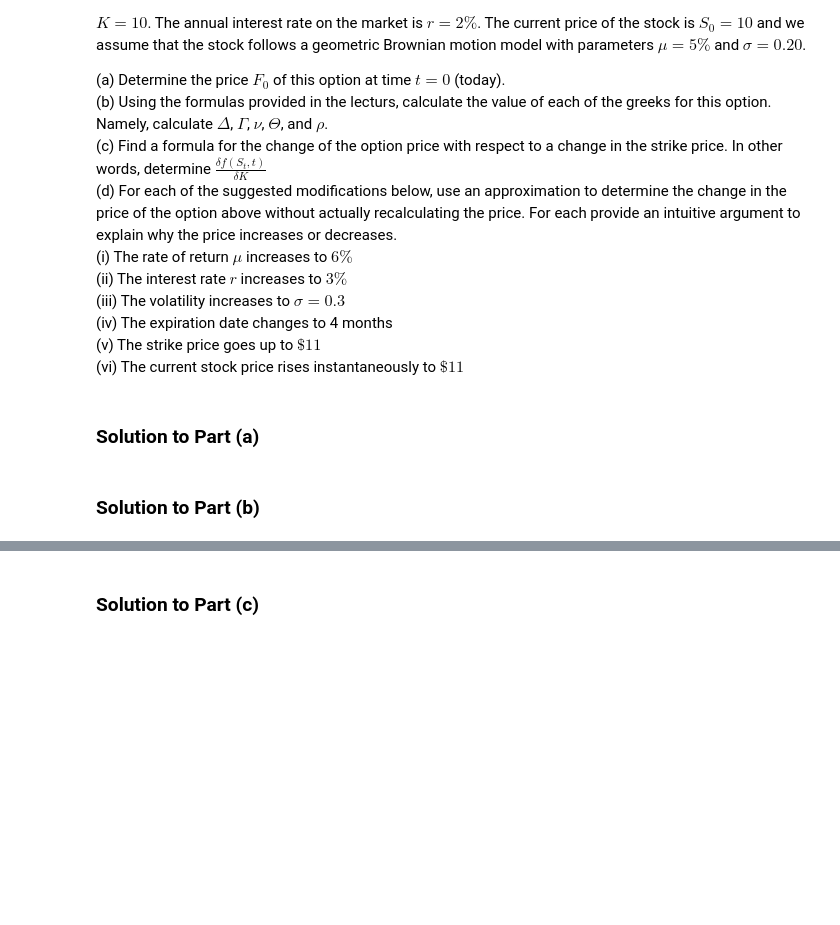
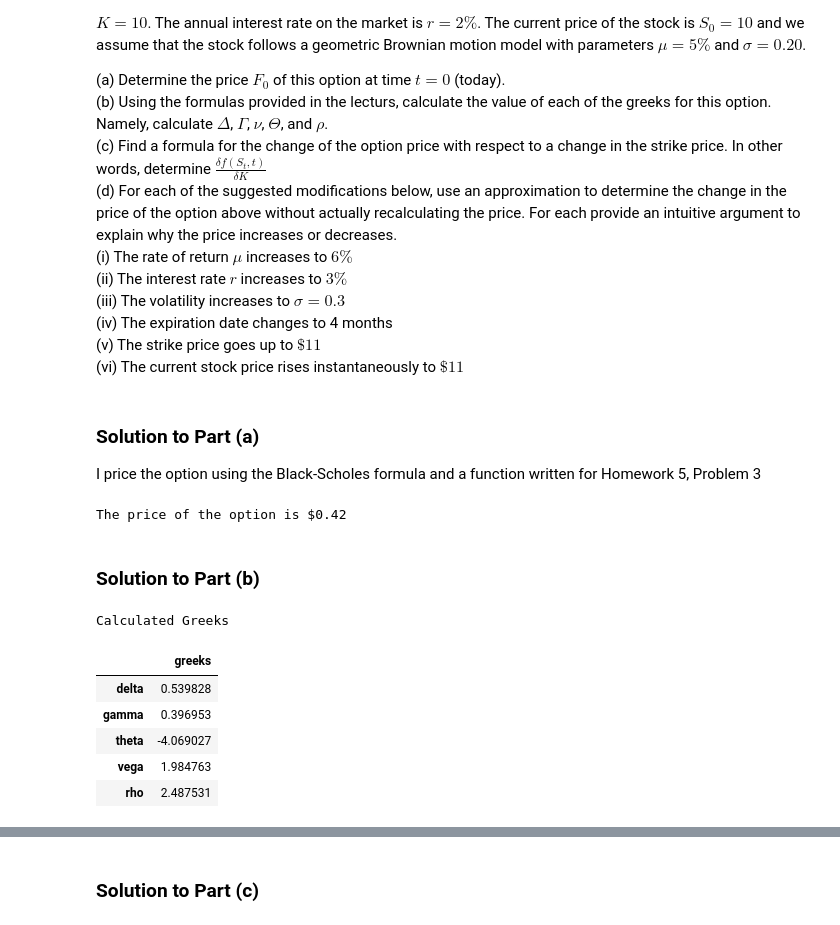
Before and after one commit to jdean53/GeneralWork, a Jupyter notebook: StoCal2/HW6.ipynb, the cells around one changed output, grey strips where cells are left out. Cells and saved outputs as stored; diff of their text form; code cells hidden in the pictures; blank space fills up the shorter version.

```diff
--- a/StoCal2/HW6.ipynb
+++ b/StoCal2/HW6.ipynb
@@ -35,7 +35,52 @@ We consider a (european) call option on a stock with expiration in 3 months ($T
     (iv) The expiration date changes to 4 months
     (v) The strike price goes up to $\$11$
     (vi) The current stock price rises instantaneously to $\$11$
-# %% [markdown]
-### Solution to Part (a)
+# %% [markdown]
+### Solution to Part (a)
+
+I price the option using the Black-Scholes formula and a function written for Homework 5, Problem 3
+# %%
+price = stocal.price_bsm(s0=10,k=10,r=.02,t=1/4,sigma=.2)
+print('The price of the option is ${:.2f}'.format(price))
+# %% [output]
+The price of the option is $0.42
 # %% [markdown]
 ### Solution to Part (b)
+# %%
+def bsm_greeks(s0, k, r, t, sigma):
+    '''
+    Uses the Black-Scholes formula to estimate the 5 major greeks (delta, gamma, theta, vega, rho)
+    ---
+    Parameters:
+    s0 (float) - Current stock price
+    k (float) - strike price
+    r (float) - risk-free interest rate (per annum)
+    t (float) - time to maturity, in years
+    sigma (float) - asset volatitly
+    ---
+    Returns:
+    greeks (dataframe) - calculated greeks in a dataframe indexed by name
+    '''
+    import numpy as np
+    from scipy.stats import norm
+    greeks = pd.DataFrame(index=['delta','gamma','theta','vega','rho'],columns=['greeks'])
+    d_plus = (np.log(s0/k) + (r + ((sigma ** 2) / 2)) * t) / (sigma * np.sqrt(t))
+    d_less = (np.log(s0/k) + (r - ((sigma ** 2) / 2)) * t) / (sigma * np.sqrt(t))
+    greeks.loc['delta'] = norm.cdf(d_plus)
+    greeks.loc['gamma'] = (1 / (np.sqrt(t) * sigma * s0)) * norm.pdf(d_plus)
+    greeks.loc['theta'] = (((-1)*s0) / (2 * np.sqrt(t))) * norm.pdf(d_plus) - (r * k * np.exp((-r) * t) * norm.cdf(d_less))
+    greeks.loc['vega'] = s0 * np.sqrt(t) * norm.pdf(d_plus)
+    greeks.loc['rho'] = np.sqrt(t) * k * np.exp((-1) * r * t) * norm.cdf(d_less)
+    return greeks
+# %%
+print('Calculated Greeks')
+greeks = bsm_greeks(s0=10,k=10,r=0.02,t=1/4,sigma=.2)
+greeks
+# %% [output]
+Calculated Greeks
+|  | greeks |
+| delta | 0.539828 |
+| gamma | 0.396953 |
+| theta | -4.069027 |
+| vega | 1.984763 |
+| rho | 2.487531 |
```
Also changed, not shown: parts of 29 cells of this notebook, 3 other files.
